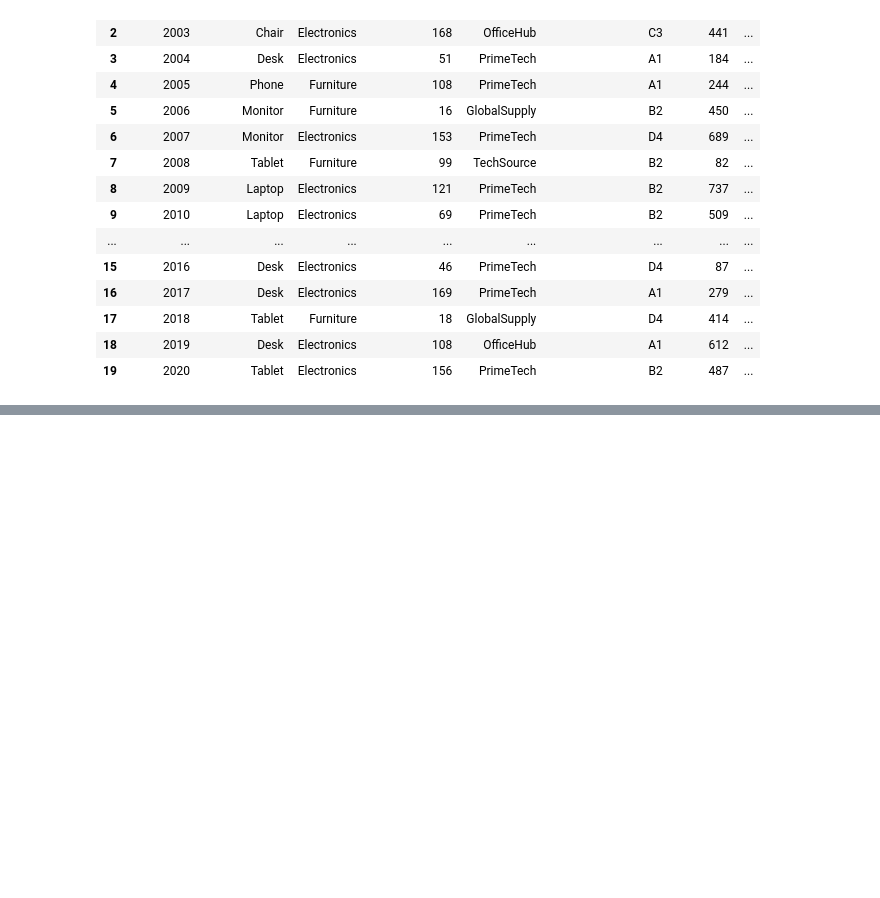
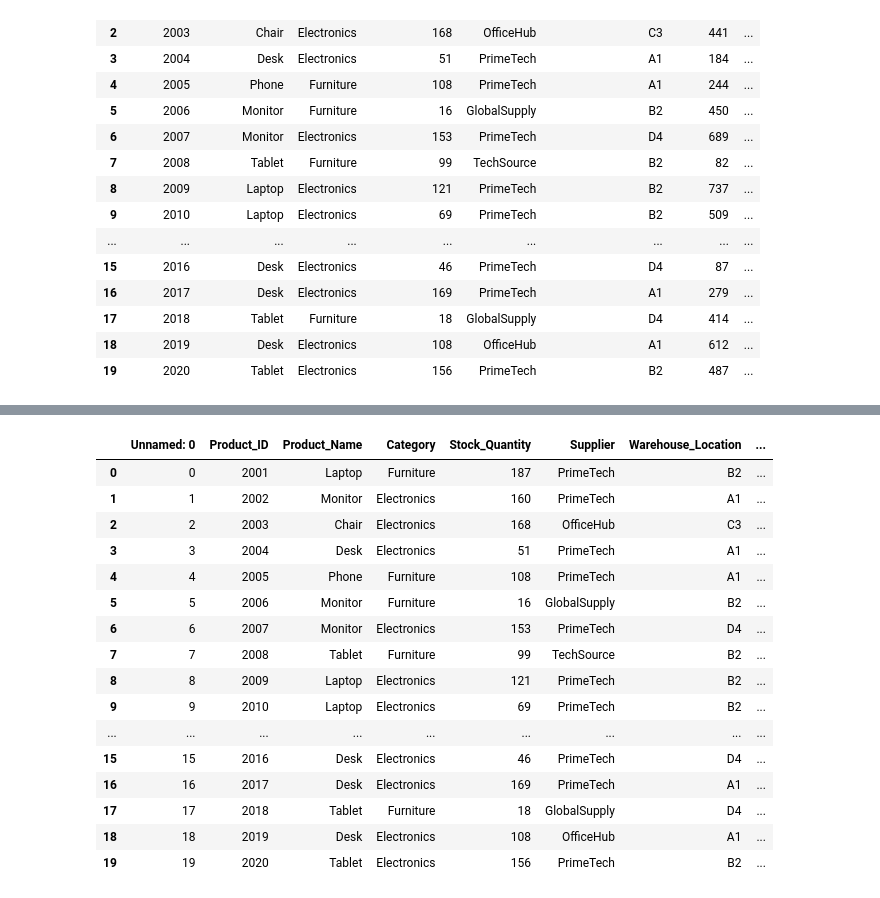
Before and after one commit to AnalystChidinma/python_code, a Jupyter notebook: Notebook/Pandas/task.ipynb, the cells around one changed output, grey strips where cells are left out. Cells and saved outputs as stored; diff of their text form; code cells hidden in the pictures; blank space fills up the shorter version.

```diff
--- a/Notebook/Pandas/task.ipynb
+++ b/Notebook/Pandas/task.ipynb
@@ -90,0 +113,22 @@ df
+# %%
+df = pd.read_csv("Inventory.csv")
+# %%
+df
+# %% [output]
+|  | Unnamed: 0 | Product_ID | Product_Name | Category | Stock_Quantity | Supplier | Warehouse_Location | ... |
+| 0 | 0 | 2001 | Laptop | Furniture | 187 | PrimeTech | B2 | ... |
+| 1 | 1 | 2002 | Monitor | Electronics | 160 | PrimeTech | A1 | ... |
+| 2 | 2 | 2003 | Chair | Electronics | 168 | OfficeHub | C3 | ... |
+| 3 | 3 | 2004 | Desk | Electronics | 51 | PrimeTech | A1 | ... |
+| 4 | 4 | 2005 | Phone | Furniture | 108 | PrimeTech | A1 | ... |
+| 5 | 5 | 2006 | Monitor | Furniture | 16 | GlobalSupply | B2 | ... |
+| 6 | 6 | 2007 | Monitor | Electronics | 153 | PrimeTech | D4 | ... |
+| 7 | 7 | 2008 | Tablet | Furniture | 99 | TechSource | B2 | ... |
+| 8 | 8 | 2009 | Laptop | Electronics | 121 | PrimeTech | B2 | ... |
+| 9 | 9 | 2010 | Laptop | Electronics | 69 | PrimeTech | B2 | ... |
+| ... | ... | ... | ... | ... | ... | ... | ... | ... |
+| 15 | 15 | 2016 | Desk | Electronics | 46 | PrimeTech | D4 | ... |
+| 16 | 16 | 2017 | Desk | Electronics | 169 | PrimeTech | A1 | ... |
+| 17 | 17 | 2018 | Tablet | Furniture | 18 | GlobalSupply | D4 | ... |
+| 18 | 18 | 2019 | Desk | Electronics | 108 | OfficeHub | A1 | ... |
+| 19 | 19 | 2020 | Tablet | Electronics | 156 | PrimeTech | B2 | ... |
```
Also changed, not shown: parts of 2 cells of this notebook.
